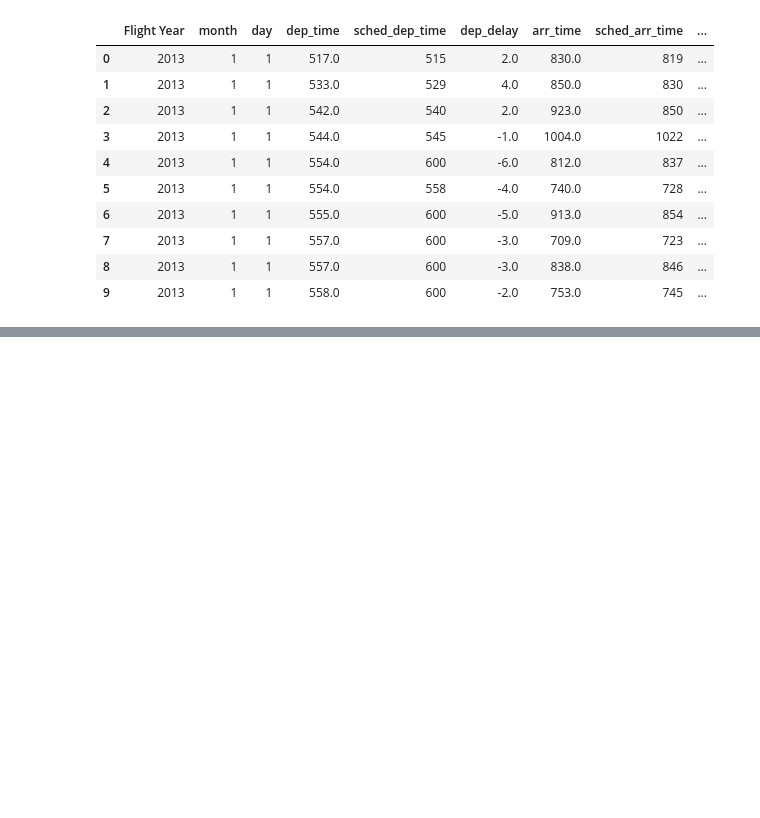
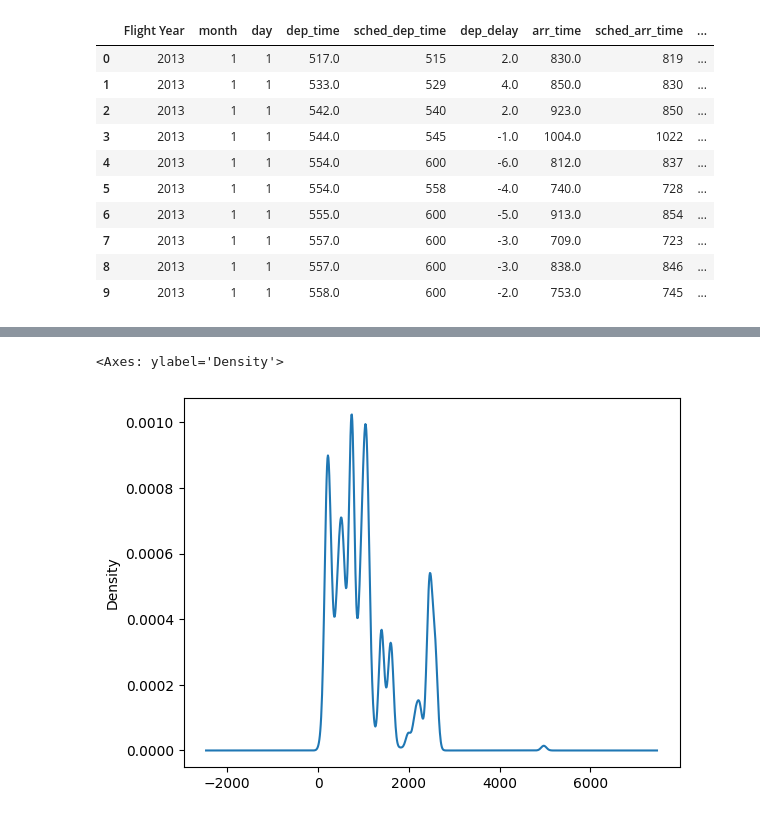
Before and after one commit to Saahil2106/Cloud9, a Jupyter notebook: Group06_Milestone2&3 (1).ipynb, the cells around one changed output, grey strips where cells are left out. Saved outputs shown, nothing was run; the diff lists cells and outputs as text; code cells hidden in the pictures; blank space fills up the shorter version.

```diff
--- a/Group06_Milestone2&3 (1).ipynb
+++ b/Group06_Milestone2&3 (1).ipynb
@@ -918,0 +990,5 @@ combined_data.head(10)
+# %%
+combined_data['distance'].plot(kind='kde')
+# %% [output]
+<Axes: ylabel='Density'>
+[figure, added]
```
Also changed, not shown: parts of 10 cells of this notebook.
